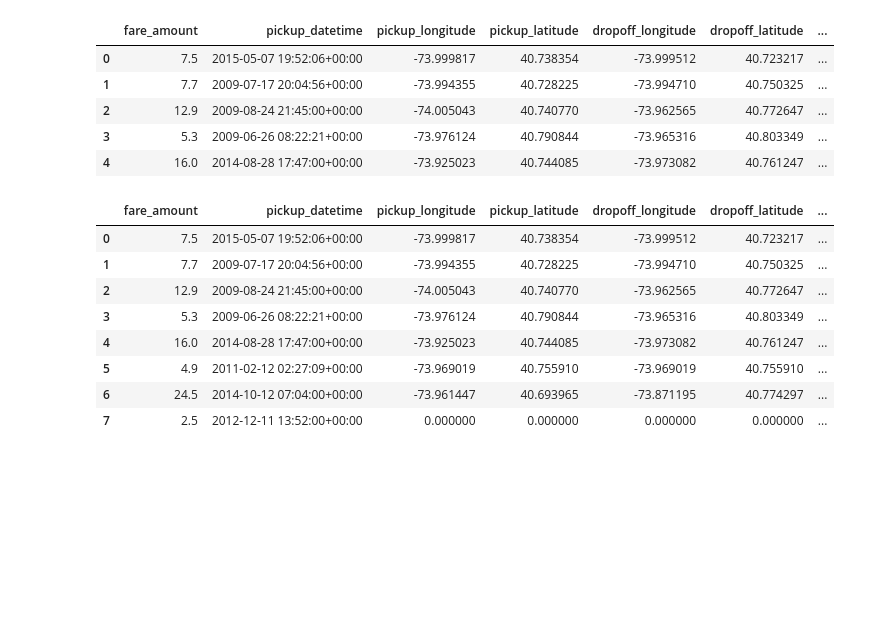
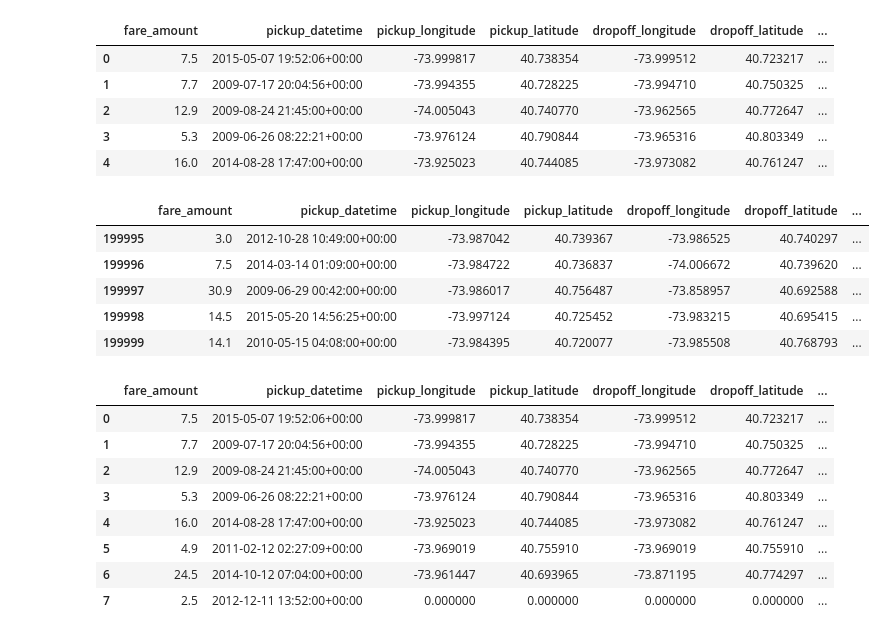
Before and after one commit to ksundeepone/Uber-Data-Analysis, a Jupyter notebook: Uber_analysis_code_.ipynb, the cells around one changed output. Saved outputs shown, nothing was run; the diff lists cells and outputs as text; code cells hidden in the pictures; blank space fills up the shorter version.

```diff
--- a/Uber_analysis_code_.ipynb
+++ b/Uber_analysis_code_.ipynb
@@ -85,6 +85,15 @@ df.head()
 | 2 | 12.9 | 2009-08-24 21:45:00+00:00 | -74.005043 | 40.740770 | -73.962565 | 40.772647 | ... |
 | 3 | 5.3 | 2009-06-26 08:22:21+00:00 | -73.976124 | 40.790844 | -73.965316 | 40.803349 | ... |
 | 4 | 16.0 | 2014-08-28 17:47:00+00:00 | -73.925023 | 40.744085 | -73.973082 | 40.761247 | ... |
+# %%
+df.tail()
+# %% [output]
+|  | fare_amount | pickup_datetime | pickup_longitude | pickup_latitude | dropoff_longitude | dropoff_latitude | ... |
+| 199995 | 3.0 | 2012-10-28 10:49:00+00:00 | -73.987042 | 40.739367 | -73.986525 | 40.740297 | ... |
+| 199996 | 7.5 | 2014-03-14 01:09:00+00:00 | -73.984722 | 40.736837 | -74.006672 | 40.739620 | ... |
+| 199997 | 30.9 | 2009-06-29 00:42:00+00:00 | -73.986017 | 40.756487 | -73.858957 | 40.692588 | ... |
+| 199998 | 14.5 | 2015-05-20 14:56:25+00:00 | -73.997124 | 40.725452 | -73.983215 | 40.695415 | ... |
+| 199999 | 14.1 | 2010-05-15 04:08:00+00:00 | -73.984395 | 40.720077 | -73.985508 | 40.768793 | ... |
 # %%
 # lets drop the duplicate values
 df = df.drop_duplicates().reset_index(drop=True)
```
Also changed, not shown: parts of 13 cells of this notebook.
